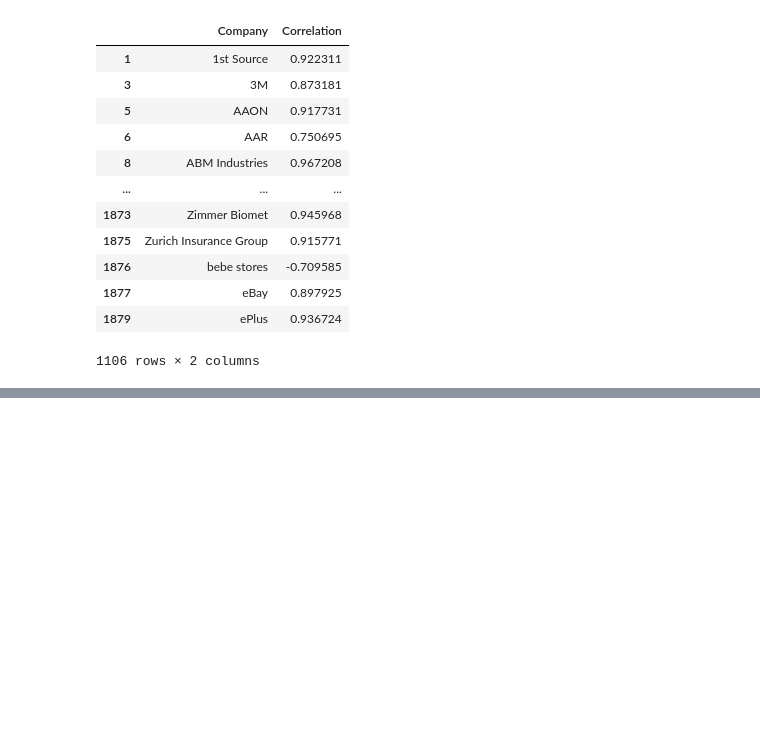
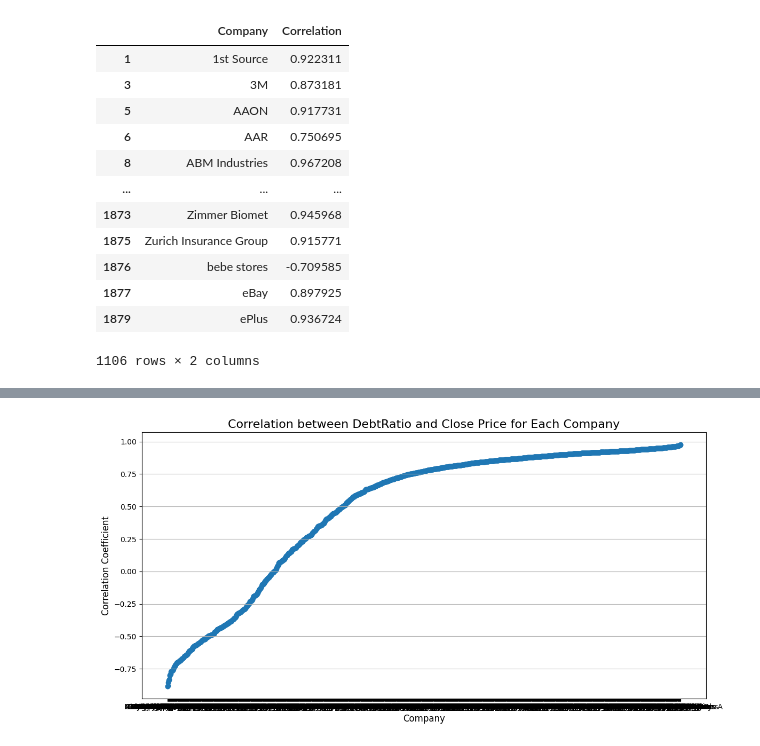
Before and after one commit to dansil2301/stocksDebtRatioResearch, a Jupyter notebook: ResearchStockDebtRatio.ipynb, the cells around one changed output, grey strips where cells are left out. Cells and saved outputs as stored; diff of their text form; code cells hidden in the pictures; blank space fills up the shorter version.

Commit message:
added a few more graphs

```diff
--- a/ResearchStockDebtRatio.ipynb
+++ b/ResearchStockDebtRatio.ipynb
@@ -243,3 +243,18 @@ only_strong_corr
 | 1877 | eBay | 0.897925 |
 | 1879 | ePlus | 0.936724 |
 1106 rows × 2 columns
+# %%
+from scipy import stats
+
+def calculate_correlation_significance(r, n):
+    # Calculate t-statistic
+    t = r * ((n - 2) ** 0.5) / ((1 - r ** 2) ** 0.5)
+    # Calculate p-value
+    p_value = 2 * (1 - stats.t.cdf(abs(t), df=n - 2))  # Two-tailed test
+    return p_value
+
+correlation_results_df['p_value'] = correlation_results_df.apply(lambda row: calculate_correlation_significance(row['Correlation'], len(analysis_data[analysis_data['Company'] == row['Company']])), axis=1)
+
+significant_correlations = correlation_results_df[correlation_results_df['p_value'] < 0.05]
+
+significant_correlations
@@ -245,0 +292,23 @@ only_strong_corr
+# %%
+import seaborn as sns
+
+sorted_correlation_df = correlation_results_df.sort_values(by='Correlation', ascending=True)
+
+plt.figure(figsize=(12, 6))
+
+# Create a bar plot
+plt.scatter(sorted_correlation_df["Company"], sorted_correlation_df["Correlation"])
+
+# Set titles and labels
+plt.title('Correlation between DebtRatio and Close Price for Each Company', fontsize=16)
+plt.xlabel('Company', fontsize=12)
+plt.ylabel('Correlation Coefficient', fontsize=12)
+
+# Show grid lines
+plt.grid(axis='y')
+
+# Show the plot
+plt.tight_layout()
+plt.show()
+# %% [output]
+[figure, added]
```
Also changed, not shown: parts of 2 cells of this notebook.
